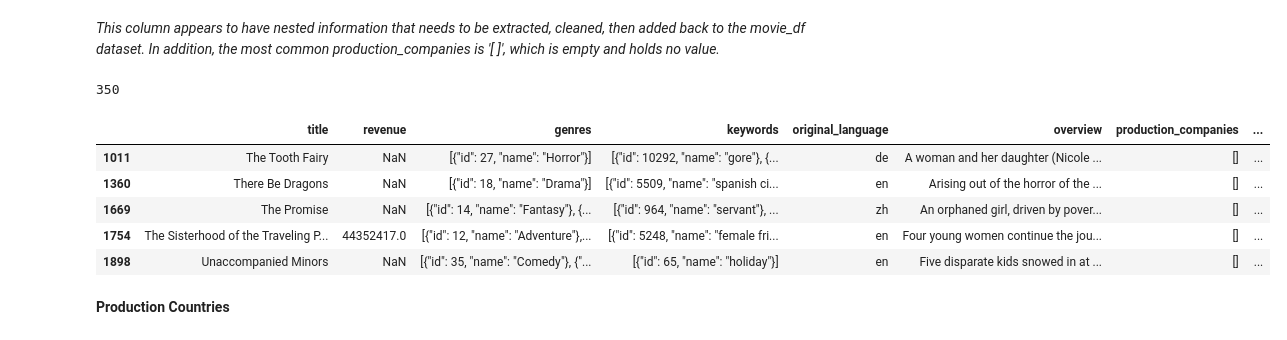
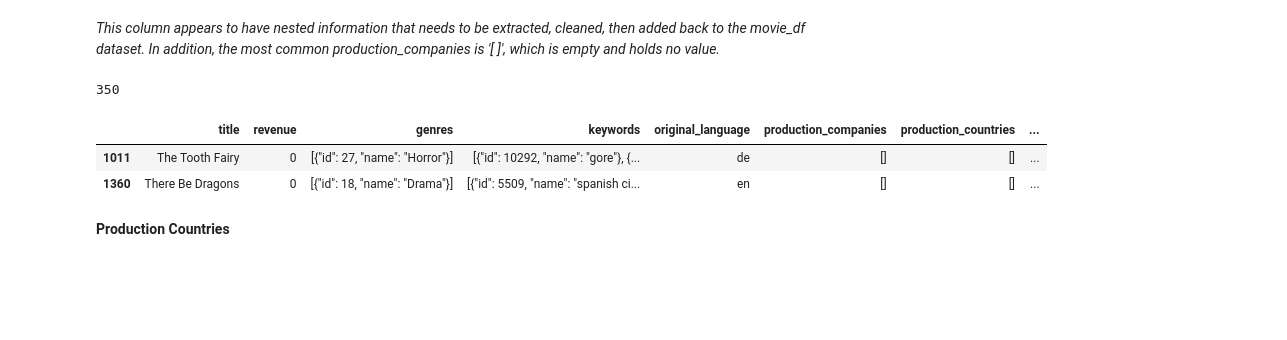
Before and after one commit to EmSchoof/MovieRevenuePrediction, a Jupyter notebook: 1_movie_data_wrangling.ipynb, the cells around one changed output. Cells and saved outputs as stored; diff of their text form; code cells hidden in the pictures; blank space fills up the shorter version.

```diff
--- a/1_movie_data_wrangling.ipynb
+++ b/1_movie_data_wrangling.ipynb
@@ -29,7 +28,7 @@ import matplotlib.pyplot as plt
 import datetime
 # %%
 # Load the dataset
-movie_df = DataFrame(pd.read_csv('Movie_Revenue_Predictions.csv'))
+movie_df = pd.DataFrame(pd.read_csv('Movie_Revenue_Predictions.csv'))
 movie_df.head()
 # %% [output]
 |  | title | tagline | revenue | budget | genres | homepage | id | keywords | original_language | overview | ... |
@@ -122,6 +121,6 @@ movie_df['release_date_dt'].head(2)
 Name: release_date_dt, dtype: datetime64[ns]
 # %%
 # Drop Unnecessary Columns and Columns with Too Many NaNs *(> 50% of entries)* to Resolve
-movie_df = movie_df.drop(columns=['id', 'budget', 'tagline', 'homepage', 'release_date'])
+movie_df = movie_df.drop(columns=['id', 'budget', 'tagline', 'overview', 'homepage', 'release_date'])
 movie_df.head(2)
 # %% [output]
@@ -197,5 +195,3 @@ Name: revenue, dtype: int64
-# %%
-movie_df['revenue'] = movie_df['revenue']. replace(0, np.nan)
 # %% [markdown]
 **Genres**
 # %%
@@ -288,15 +284,12 @@ Name: production_companies, dtype: int64
 # %%
 no_company = movie_df[movie_df['production_companies'] == '[]']
 print(len(no_company))
-no_company.head()
+no_company.head(2)
 # %% [output]
 350
-|  | title | revenue | genres | keywords | original_language | overview | production_companies | ... |
-| 1011 | The Tooth Fairy | NaN | [{"id": 27, "name": "Horror"}] | [{"id": 10292, "name": "gore"}, {... | de | A woman and her daughter (Nicole ... | [] | ... |
-| 1360 | There Be Dragons | NaN | [{"id": 18, "name": "Drama"}] | [{"id": 5509, "name": "spanish ci... | en | Arising out of the horror of the ... | [] | ... |
-| 1669 | The Promise | NaN | [{"id": 14, "name": "Fantasy"}, {... | [{"id": 964, "name": "servant"}, ... | zh | An orphaned girl, driven by pover... | [] | ... |
-| 1754 | The Sisterhood of the Traveling P... | 44352417.0 | [{"id": 12, "name": "Adventure"},... | [{"id": 5248, "name": "female fri... | en | Four young women continue the jou... | [] | ... |
-| 1898 | Unaccompanied Minors | NaN | [{"id": 35, "name": "Comedy"}, {"... | [{"id": 65, "name": "holiday"}] | en | Five disparate kids snowed in at ... | [] | ... |
+|  | title | revenue | genres | keywords | original_language | production_companies | production_countries | ... |
+| 1011 | The Tooth Fairy | 0 | [{"id": 27, "name": "Horror"}] | [{"id": 10292, "name": "gore"}, {... | de | [] | [] | ... |
+| 1360 | There Be Dragons | 0 | [{"id": 18, "name": "Drama"}] | [{"id": 5509, "name": "spanish ci... | en | [] | [] | ... |
 # %% [markdown]
 **Production Countries**
 # %%
```
Also changed, not shown: parts of 46 cells of this notebook, 2 other files.
